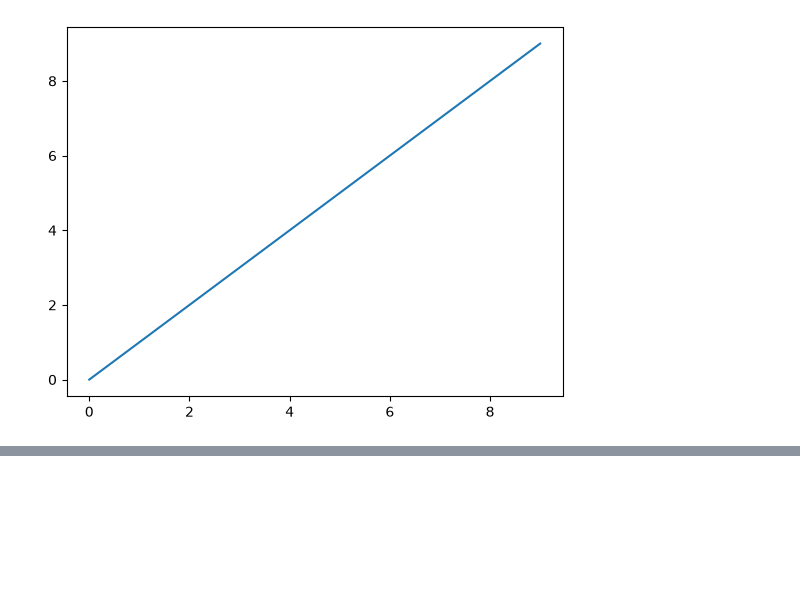
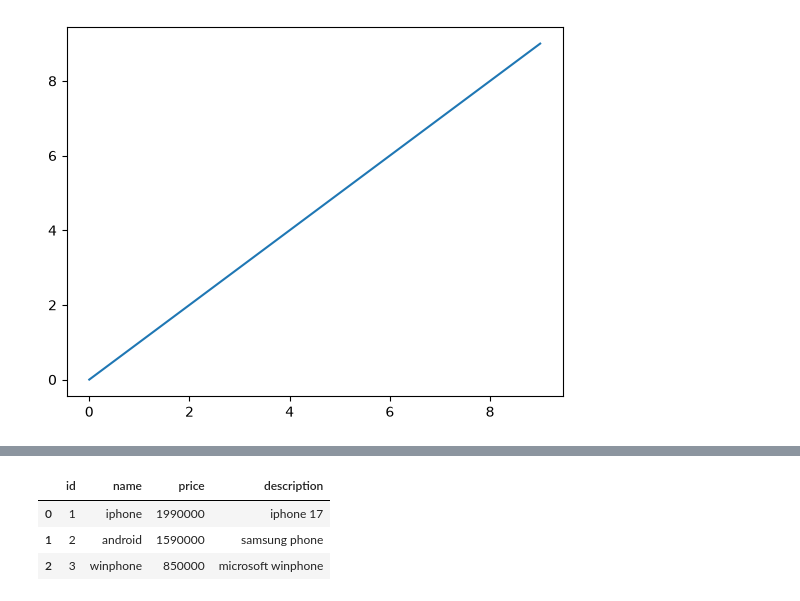
Before and after one commit to papasmf1/python260630, a Jupyter notebook: DemoPandas.ipynb, the cells around one changed output, grey strips where cells are left out. Cells and saved outputs as stored; diff of their text form; code cells hidden in the pictures; blank space fills up the shorter version.

```diff
--- a/DemoPandas.ipynb
+++ b/DemoPandas.ipynb
@@ -13,0 +92,11 @@ plt.plot(np.arange(10))
+# %%
+#frame = pd.read_csv("c:\\work\\ex1.csv")
+#raw string: r표기
+#frame = pd.read_csv(r"c:\work\ex1.csv")
+frame = pd.read_csv("c:/work/ex1.csv")
+frame
+# %% [output]
+|  | id | name | price | description |
+| 0 | 1 | iphone | 1990000 | iphone 17 |
+| 1 | 2 | android | 1590000 | samsung phone |
+| 2 | 3 | winphone | 850000 | microsoft winphone |
```
Also changed, not shown: parts of 11 cells of this notebook, 11 other files.
